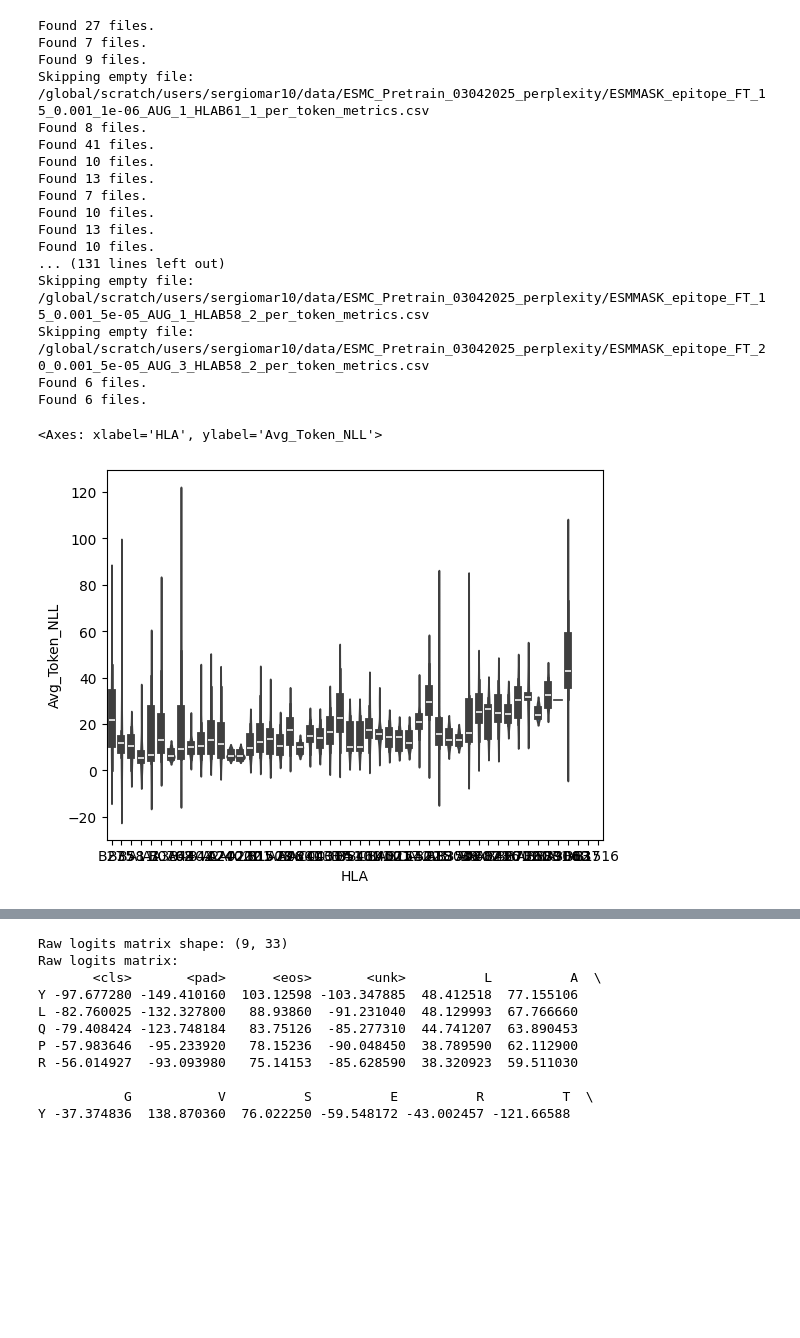
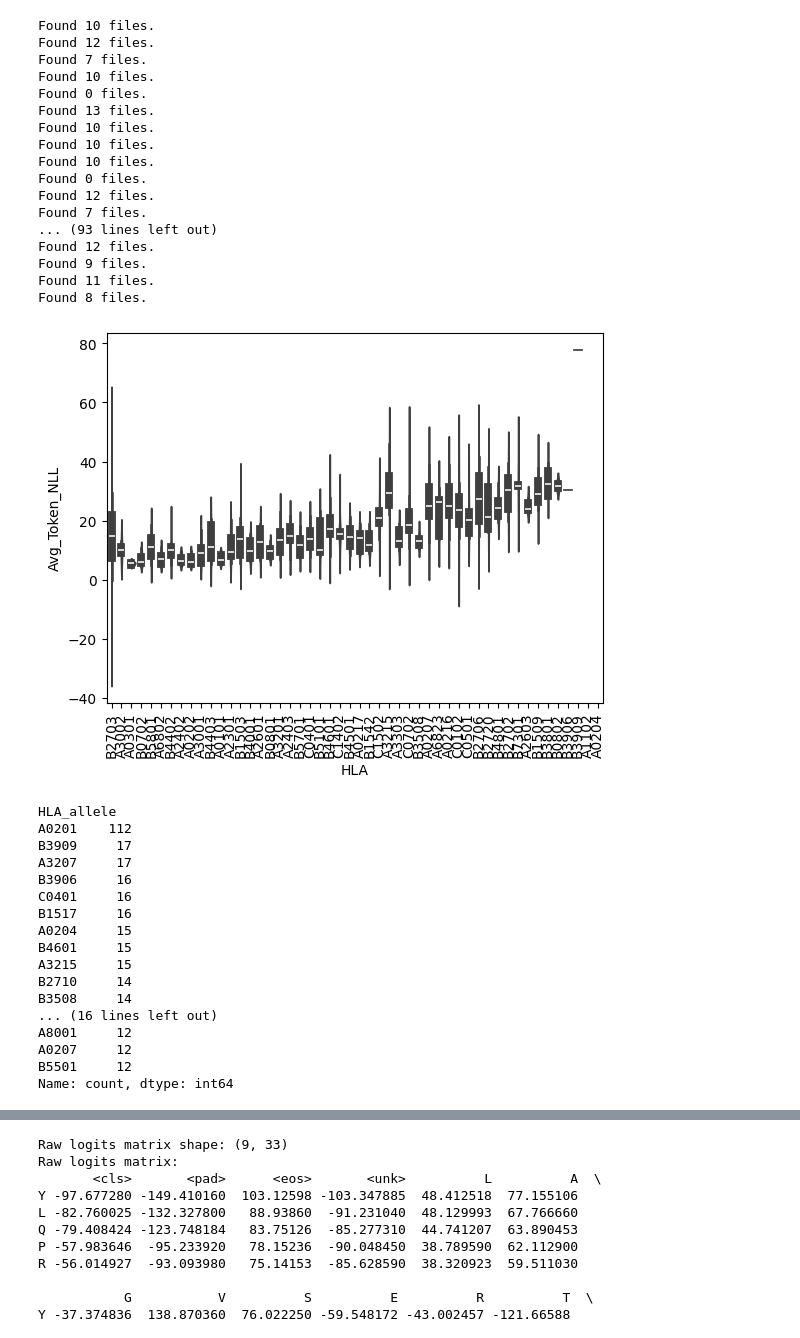
Before and after one commit to sermare/ESMCBA, a Jupyter notebook: jupyter_notebooks/Evaluations_Epitope-pretrain.ipynb, the cells around one changed output, grey strips where cells are left out. Drawn from its saved outputs; the diff is of its cells as text; code cells hidden in the pictures; blank space fills up the shorter version.

```diff
--- a/jupyter_notebooks/Evaluations_Epitope-pretrain.ipynb
+++ b/jupyter_notebooks/Evaluations_Epitope-pretrain.ipynb
@@ -8,7 +8,7 @@ sys.path.append('/global/scratch/users/sergiomar10/ESMCBA/ESMCBA')
 from ESMCBA.imports import *
 from ESMCBA import graph_utils
 # %%
-directory = '/global/scratch/users/sergiomar10/logs/ESMC_Pretrain_logs'
+directory = '/global/scratch/users/sergiomar10/logs/ESMC_Pretrain_logs_09042025'
 csv_files = glob.glob(os.path.join(directory, '*.csv'))
 data = []
 
@@ -16,6 +16,8 @@ for file in csv_files:
     if os.path.getsize(file) > 0:
         try:
             df = pd.read_csv(file)
+            df = df.replace([np.inf, -np.inf], np.nan).dropna()
+
             base = os.path.basename(file)
             # Remove the file extension and split by underscore
             name_parts = os.path.splitext(base)[0].split('_')
@@ -151,5 +185,5 @@ plt.show()
 # %%
-HLAs_done = Counter([x.split('HLA')[1].split('_')[0] for x in  glob.glob('/global/scratch/users/sergiomar10/data/ESMC_Pretrain_03042025_perplexity/*.csv')]).keys()
+HLAs_done = Counter([x.split('AUG')[1].split('_')[2] for x in  glob.glob('/global/scratch/users/sergiomar10/data/ESMC_Pretrain_09042025_evals/*.csv')]).keys()
 # %%
 import itertools
 
@@ -172,6 +206,7 @@ for HLA in HLAs_done:
             continue
 
         df = pd.read_csv(file)
+
         base = os.path.basename(file)
         # Remove common prefix and suffix to get a shorter model name.
         # For example: "training_log_ESMMASK_" and ".csv"
@@ -200,30 +235,54 @@ summary_df = pd.DataFrame(summary)
 summary_df = summary_df.sort_values(by='Avg_Token_NLL')
 summary_df = summary_df[summary_df['Avg_Token_NLL'] > 0 ]
 # %% [output]
-Found 27 files.
-Found 7 files.
-Found 9 files.
-Skipping empty file: /global/scratch/users/sergiomar10/data/ESMC_Pretrain_03042025_perplexity/ESMMASK_epitope_FT_15_0.001_1e-06_AUG_1_HLAB61_1_per_token_metrics.csv
-Found 8 files.
-Found 41 files.
 Found 10 files.
-Found 13 files.
+Found 12 files.
 Found 7 files.
 Found 10 files.
+Found 0 files.
 Found 13 files.
 Found 10 files.
-... (131 lines left out)
-Skipping empty file: /global/scratch/users/sergiomar10/data/ESMC_Pretrain_03042025_perplexity/ESMMASK_epitope_FT_15_0.001_5e-05_AUG_1_HLAB58_2_per_token_metrics.csv
-Skipping empty file: /global/scratch/users/sergiomar10/data/ESMC_Pretrain_03042025_perplexity/ESMMASK_epitope_FT_20_0.001_5e-05_AUG_3_HLAB58_2_per_token_metrics.csv
-Found 6 files.
-Found 6 files.
+Found 10 files.
+Found 10 files.
+Found 0 files.
+Found 12 files.
+Found 7 files.
+... (93 lines left out)
+Found 12 files.
+Found 9 files.
+Found 11 files.
+Found 8 files.
+# %%
+sum_subset = summary_df[summary_df['Avg_Token_NLL'] > 0 ]
 # %%
-sns.violinplot(data = summary_df[summary_df['HLA'].isin(summary_df['HLA'].value_counts().reset_index().head(50)['HLA'])],
+sns.violinplot(data = sum_subset[sum_subset['HLA'].isin(sum_subset['HLA'].value_counts().reset_index().head(50)['HLA'])],
                 x = 'HLA',
                 y= 'Avg_Token_NLL')
+
+plt.xticks(rotation=90)
+plt.show()
 # %% [output]
-<Axes: xlabel='HLA', ylabel='Avg_Token_NLL'>
-[figure, old version]
+[figure, new version]
+# %%
+df_summary['HLA_allele'].value_counts().head(30)
+# %% [output]
+HLA_allele
+A0201    112
+B3909     17
+A3207     17
+B3906     16
+C0401     16
+B1517     16
+A0204     15
+B4601     15
+A3215     15
+B2710     14
+B3508     14
+... (16 lines left out)
+A8001     12
+A0207     12
+B5501     12
+Name: count, dtype: int64
 # %%
 import glob
 import os
```
Also changed, not shown: parts of 13 cells of this notebook, 21 other files.
